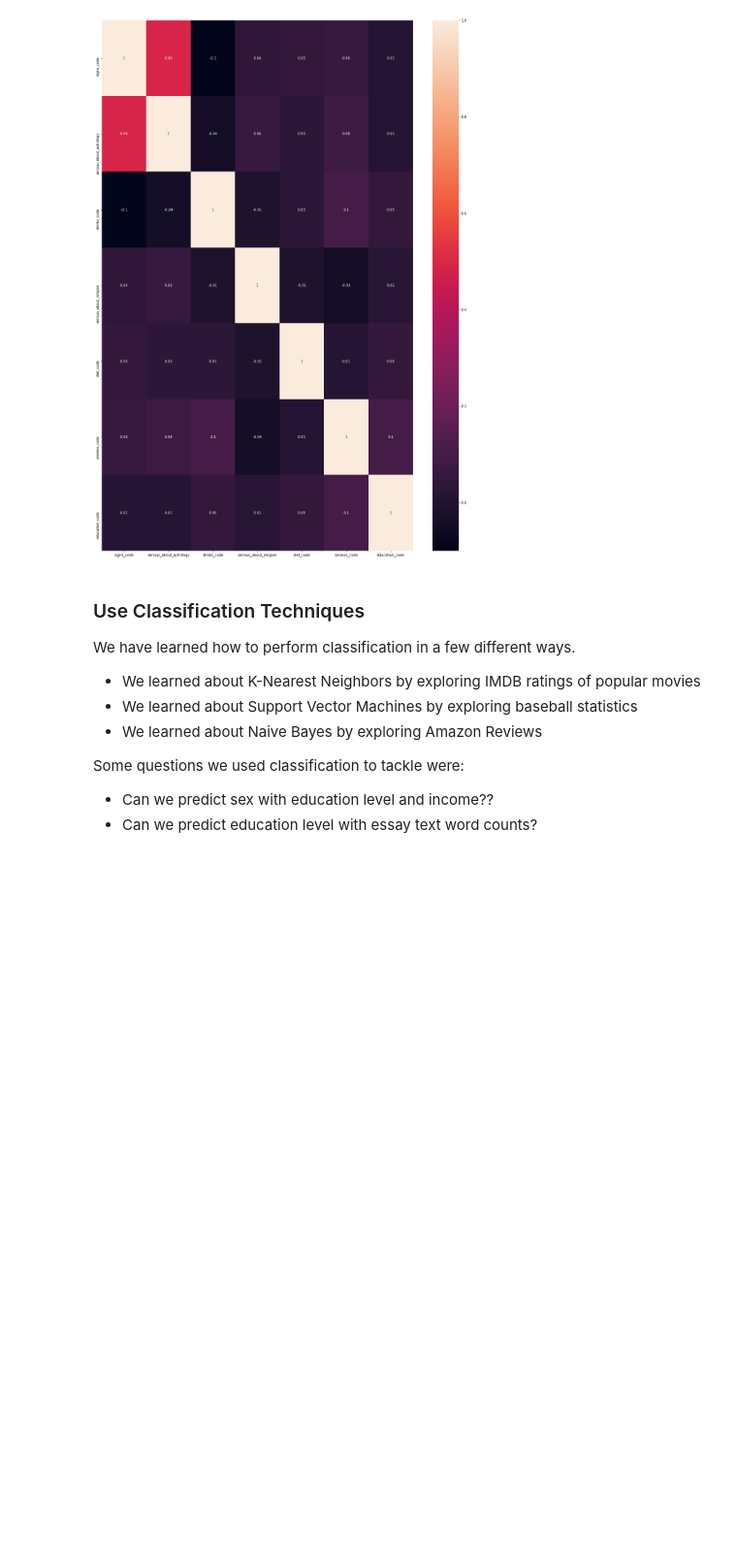
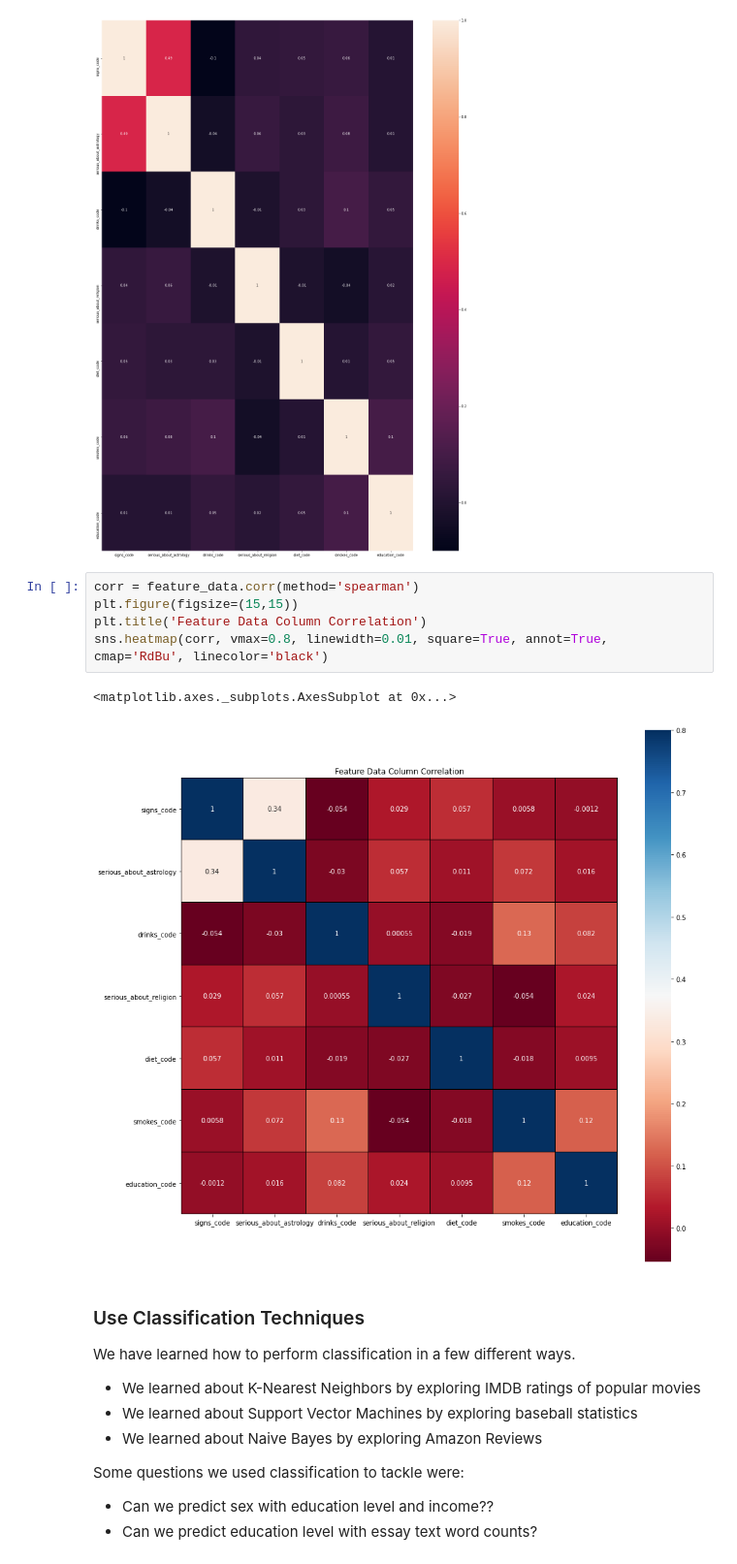
Before and after one commit to rmartino217/CodeAcademy-Build-a-Machine-Learning-Model-with-Python, a Jupyter notebook: Capstone.ipynb, the cells around one changed output. Shown at 97% size. Saved outputs shown, nothing was run; the diff lists cells and outputs as text; blank space fills up the shorter version.

```diff
--- a/Capstone.ipynb
+++ b/Capstone.ipynb
@@ -890,6 +906,14 @@ ax = sns.heatmap(data=correlation_matrix, annot=True)
 plt.show()
 # %% [output]
 [figure]
+# %%
+corr = feature_data.corr(method='spearman')
+plt.figure(figsize=(15,15))
+plt.title('Feature Data Column Correlation')
+sns.heatmap(corr, vmax=0.8, linewidth=0.01, square=True, annot=True, cmap='RdBu', linecolor='black')
+# %% [output]
+<matplotlib.axes._subplots.AxesSubplot at 0x...>
+[figure, added]
 # %% [markdown]
 ### Use Classification Techniques
 
```
Also changed, not shown: parts of 22 cells of this notebook.
